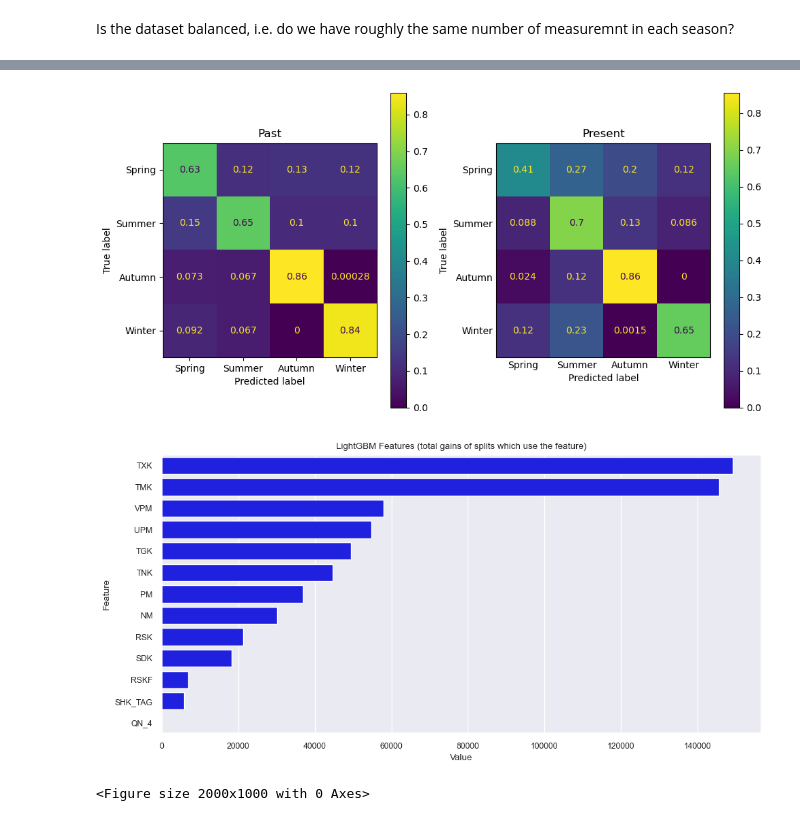
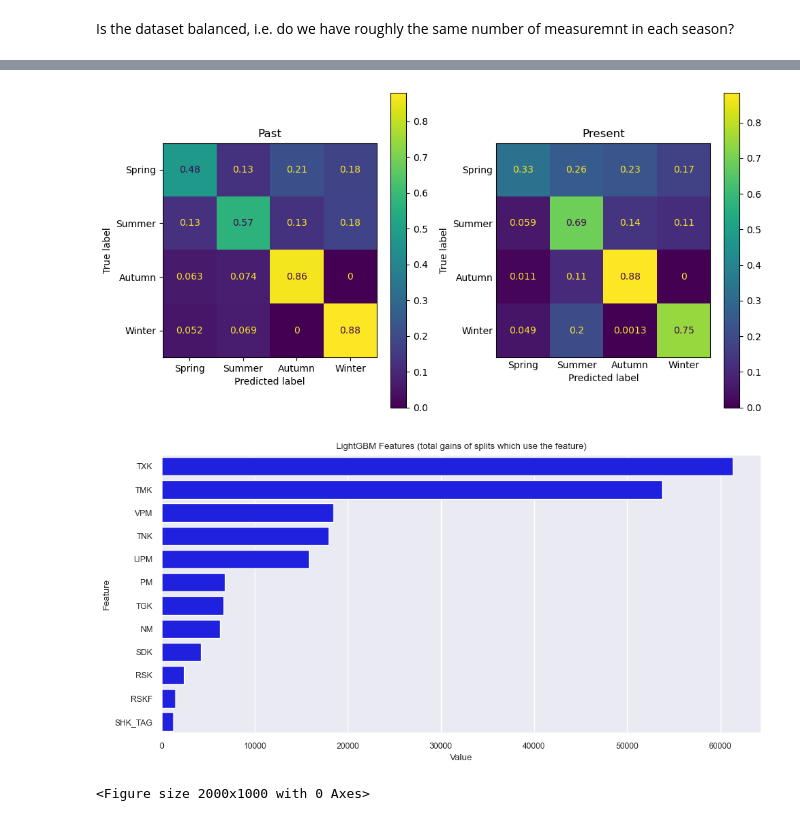
Before and after one commit to schumadi/nd025-final, a Jupyter notebook: machine_learning.ipynb, the cells around one changed output, grey strips where cells are left out. Cells and saved outputs as stored; diff of their text form; code cells hidden in the pictures.

Commit message:
AUC Curve, Logging

```diff
--- a/machine_learning.ipynb
+++ b/machine_learning.ipynb
@@ -88,17 +94,32 @@ lgb_test = lgb.Dataset(X_test, y_test, free_raw_data=False)
 params = {
             "objective": "multiclass",
             "metric": "auc_mu",
-            "verbosity": -1,
             "boosting_type": "gbdt",
-            "num_class":4
+            "num_class": 4,
+            "seed": 42
         }
+
+record={}
+study = optuna.create_study(direction='maximize')
+
+logger = logging.getLogger("LightGBM")
+logger.setLevel(logging.DEBUG)
+formatter = logging.Formatter('%(levelname)s | %(message)s')
+log_filename = "./LightGBM_logger.log"
+file_handler = logging.FileHandler(log_filename, mode="w", encoding="utf-8")
+file_handler.setLevel(logging.DEBUG)
+file_handler.setFormatter(formatter)
+logger.addHandler(file_handler)
+
+lgb.register_logger(logger)
 
 # Train the classifier. Hyperparameter tuning is done by optune, because we imported optuna.integration.lightgbm as lgb
 model = lgb.train(
                     params,
                     lgb_train,
                     valid_sets=[lgb_eval],
-                    time_budget=60, # Train for 10 minutes
-                    callbacks=[early_stopping(100, verbose=False), log_evaluation(100)],
+                    callbacks=[lgb.early_stopping(stopping_rounds=10)],
+                    show_progress_bar = False,
+                    study=study
                 )
 # %% [output]
@@ -305,34 +247,46 @@ ax[0].grid(False)
 ax[1].grid(False)
 
 ConfusionMatrixDisplay(
-confusion_matrix = confusion_matrix(y_true=y_test, y_pred=prediction.argmax(axis=1), normalize='true'),
-display_labels = ['Spring', 'Summer', 'Autumn', 'Winter']).plot(ax=ax[0])
+                        confusion_matrix = confusion_matrix(y_true=y_test, y_pred=prediction.argmax(axis=1), normalize='true'),
+                        display_labels = ['Spring', 'Summer', 'Autumn', 'Winter']
+                      ).plot(ax=ax[0])
 plt.tick_params(axis=u'both', which=u'both',length=0)
 
 ConfusionMatrixDisplay(
-confusion_matrix = confusion_matrix(y_true=y_current, y_pred=pred_current.argmax(axis=1), normalize='true'),
-display_labels = ['Spring', 'Summer', 'Autumn', 'Winter']).plot(ax=ax[1])
+                        confusion_matrix = confusion_matrix(y_true=y_current, y_pred=pred_current.argmax(axis=1), normalize='true'),
+                        display_labels = ['Spring', 'Summer', 'Autumn', 'Winter']
+                      ).plot(ax=ax[1])
 plt.tick_params(axis=u'both', which=u'both',length=0)
 
 plt.tight_layout()
 plt.show()
 # %% [output]
-[figure, old version]
+[figure, new version]
 # %%
-def plotImp(model, X , num = 20, fig_size = (10, 5)):
+def plot_feature_importance(model, X , num = 20, fig_size = (10, 5)):
+    """Plot a bar chart of the feature importances
+
+    Arguments:
+        model -- The model
+        X -- The features
+
+    Keyword Arguments:
+        num -- Maximum number of features in the chart (default: {20})
+        fig_size -- Size of the figure (default: {(10, 5)})
+    """
     feature_imp = pd.DataFrame({'Value':model.feature_importance(importance_type='gain'),
                                 'Feature':model.feature_name()})
     plt.figure(figsize=fig_size)
     sns.set(font_scale = .8)
-    sns.barplot(x="Value", y="Feature", color='blue', data=feature_imp.sort_values(by="Value",
-                                                        ascending=False)[0:num])
+    sns.barplot(x="Value", y="Feature", color='blue',
+                data=feature_imp.sort_values(by="Value", ascending=False)[0:num])
     plt.title('LightGBM Features (total gains of splits which use the feature)')
     plt.tight_layout()
     plt.show()
 
-plotImp(model, X_train)
+plot_feature_importance(model, X_train)
 # %% [output]
-[figure, old version]
+[figure, new version]
 # %%
 df_past = df_past.assign(PERIOD='Past', YEAR=df_past.MESS_DATUM.dt.year)
 df_current = df_current.assign(PERIOD='Present', YEAR=df_current.MESS_DATUM.dt.year)
```
Also changed, not shown: parts of 27 cells of this notebook.
